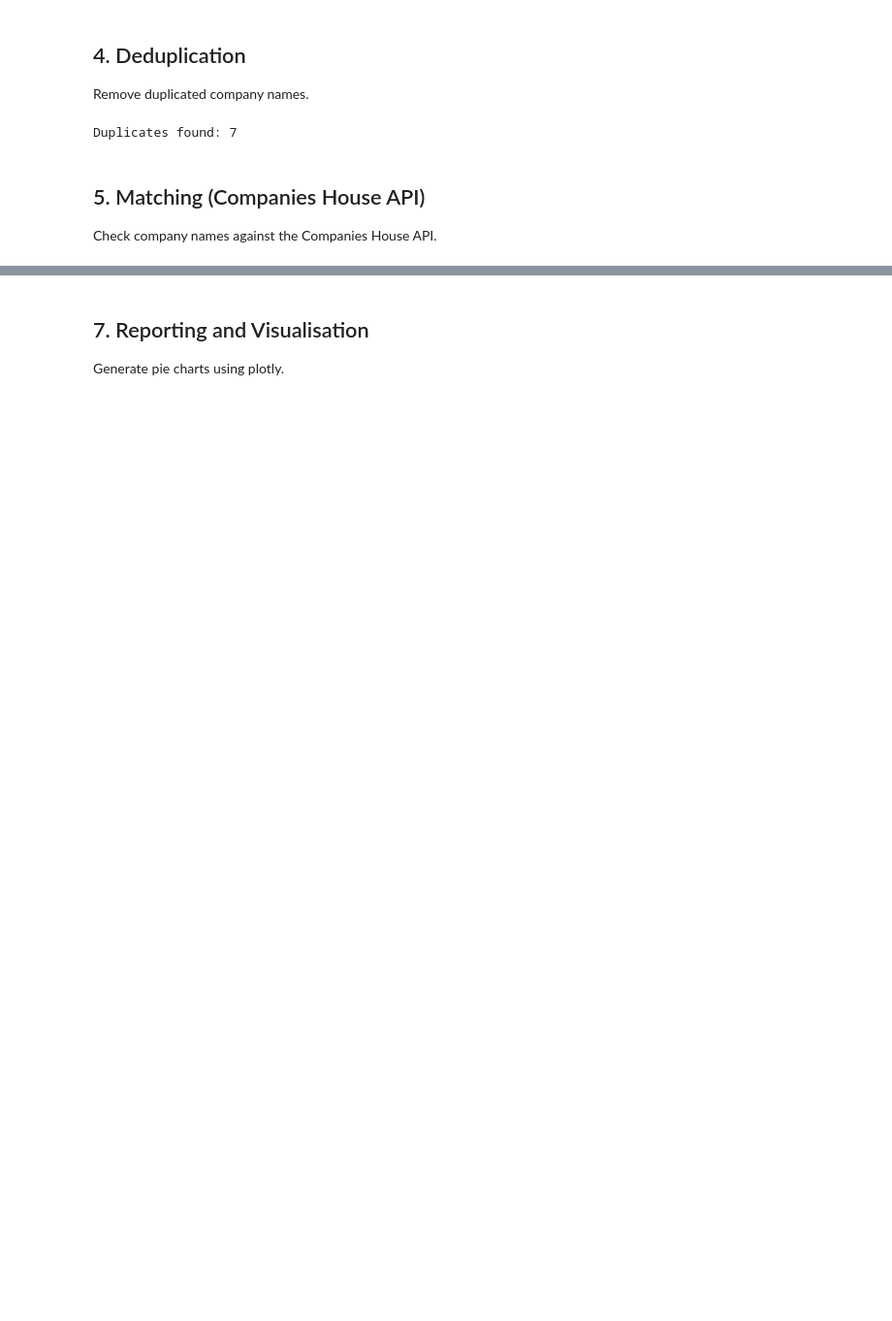
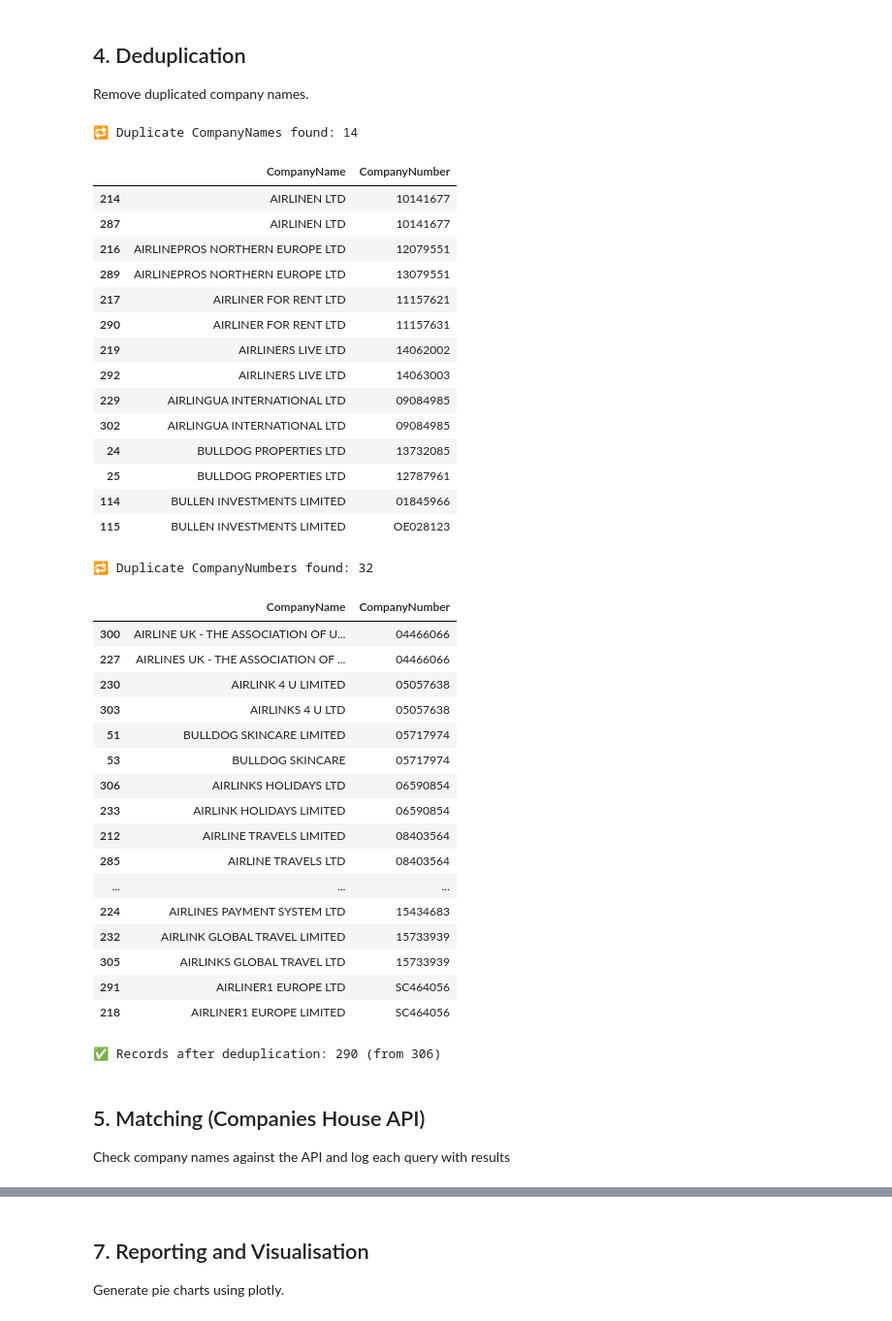
Before and after one commit to mmarifmz/uk-company-profiling-api-matching, a Jupyter notebook: notebooks/CluedIn_Company_Data_Profiling_and_Validation.ipynb, the cells around one changed output, grey strips where cells are left out. Shown at 97% size. Cells and saved outputs as stored; diff of their text form; code cells hidden in the pictures; blank space fills up the shorter version.

```diff
--- a/notebooks/CluedIn_Company_Data_Profiling_and_Validation.ipynb
+++ b/notebooks/CluedIn_Company_Data_Profiling_and_Validation.ipynb
@@ -80,12 +92,56 @@ Records after cleansing: 307
 ## 4. Deduplication
 Remove duplicated company names.
 # %%
-duplicates_found = df_cleaned.duplicated(subset='CompanyName').sum()
-print(f"Duplicates found: {duplicates_found}")
-df_cleaned = df_cleaned.drop_duplicates(subset='CompanyName')
+# Check duplicates based on CompanyName
+dup_name = df_cleaned[df_cleaned.duplicated(subset='CompanyName', keep=False)]
+print(f"🔁 Duplicate CompanyNames found: {len(dup_name)}")
+display(dup_name[['CompanyName', 'CompanyNumber']].sort_values(by='CompanyName'))
+
+# Check duplicates based on CompanyNumber
+dup_number = df_cleaned[df_cleaned.duplicated(subset='CompanyNumber', keep=False)]
+print(f"🔁 Duplicate CompanyNumbers found: {len(dup_number)}")
+display(dup_number[['CompanyName', 'CompanyNumber']].sort_values(by='CompanyNumber'))
+
+# Drop duplicates based on both fields (CompanyNumber has higher priority)
+df_deduplicated = df_cleaned.drop_duplicates(subset=['CompanyNumber'])
+print(f"✅ Records after deduplication: {len(df_deduplicated)} (from {len(df_cleaned)})")
 # %% [output]
-Duplicates found: 7
+🔁 Duplicate CompanyNames found: 14
+|  | CompanyName | CompanyNumber |
+| 214 | AIRLINEN LTD | 10141677 |
+| 287 | AIRLINEN LTD | 10141677 |
+| 216 | AIRLINEPROS NORTHERN EUROPE LTD | 12079551 |
+| 289 | AIRLINEPROS NORTHERN EUROPE LTD | 13079551 |
+| 217 | AIRLINER FOR RENT LTD | 11157621 |
+| 290 | AIRLINER FOR RENT LTD | 11157631 |
+| 219 | AIRLINERS LIVE LTD | 14062002 |
+| 292 | AIRLINERS LIVE LTD | 14063003 |
+| 229 | AIRLINGUA INTERNATIONAL LTD | 09084985 |
+| 302 | AIRLINGUA INTERNATIONAL LTD | 09084985 |
+| 24 | BULLDOG PROPERTIES LTD | 13732085 |
+| 25 | BULLDOG PROPERTIES LTD | 12787961 |
+| 114 | BULLEN INVESTMENTS LIMITED | 01845966 |
+| 115 | BULLEN INVESTMENTS LIMITED | OE028123 |
+🔁 Duplicate CompanyNumbers found: 32
+|  | CompanyName | CompanyNumber |
+| 300 | AIRLINE UK - THE ASSOCIATION OF U... | 04466066 |
+| 227 | AIRLINES UK - THE ASSOCIATION OF ... | 04466066 |
+| 230 | AIRLINK 4 U LIMITED | 05057638 |
+| 303 | AIRLINKS 4 U LTD | 05057638 |
+| 51 | BULLDOG SKINCARE LIMITED | 05717974 |
+| 53 | BULLDOG SKINCARE | 05717974 |
+| 306 | AIRLINKS HOLIDAYS LTD | 06590854 |
+| 233 | AIRLINK HOLIDAYS LIMITED | 06590854 |
+| 212 | AIRLINE TRAVELS LIMITED | 08403564 |
+| 285 | AIRLINE TRAVELS LTD | 08403564 |
+| ... | ... | ... |
+| 224 | AIRLINES PAYMENT SYSTEM LTD | 15434683 |
+| 232 | AIRLINK GLOBAL TRAVEL LIMITED | 15733939 |
+| 305 | AIRLINKS GLOBAL TRAVEL LTD | 15733939 |
+| 291 | AIRLINER1 EUROPE LTD | SC464056 |
+| 218 | AIRLINER1 EUROPE LIMITED | SC464056 |
+✅ Records after deduplication: 290 (from 306)
 # %% [markdown]
 ## 5. Matching (Companies House API)
-Check company names against the Companies House API.
+Check company names against the API and log each query with results
 # %%
```
Also changed, not shown: parts of 11 cells of this notebook, 3 other files.
